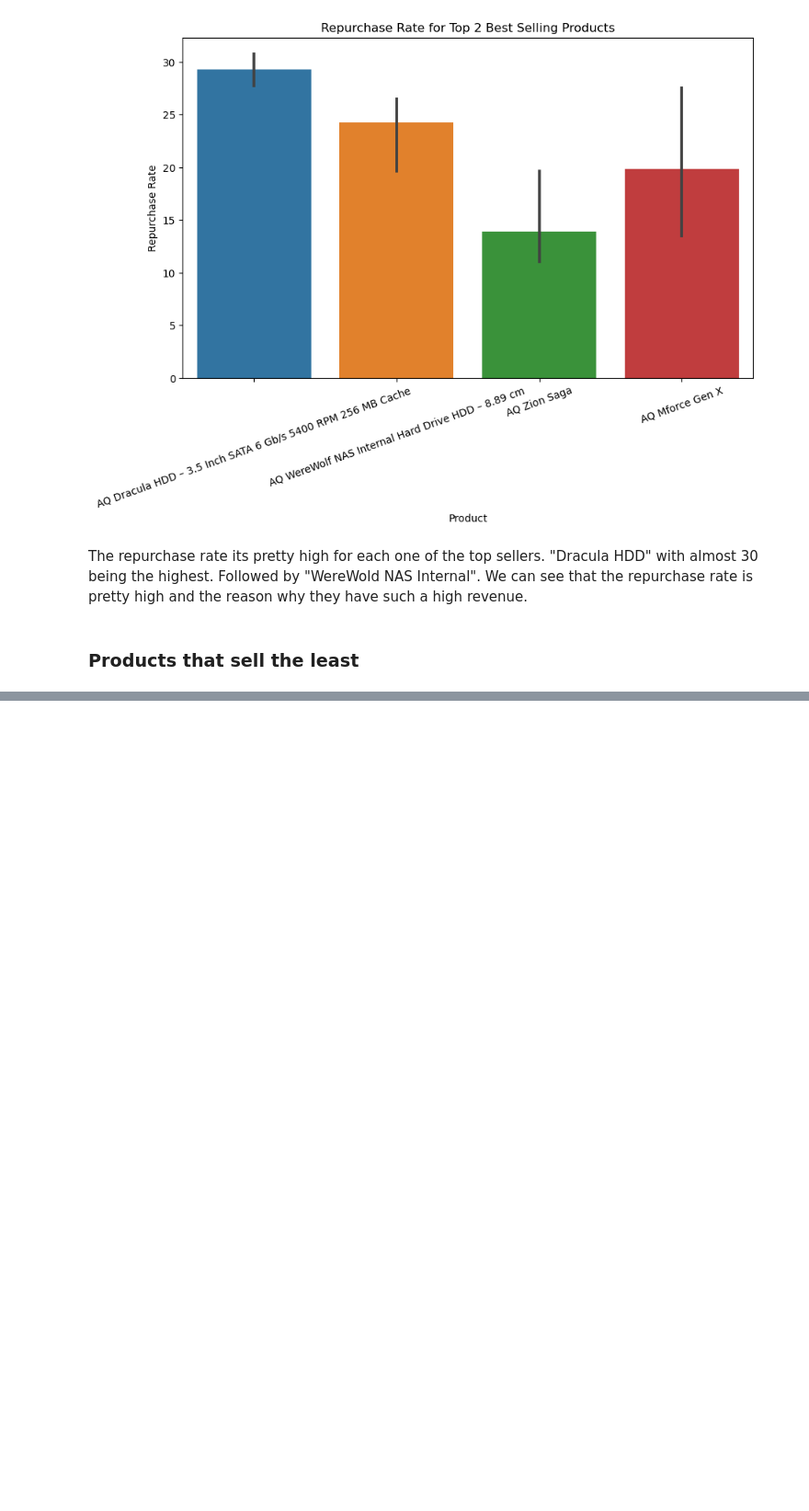
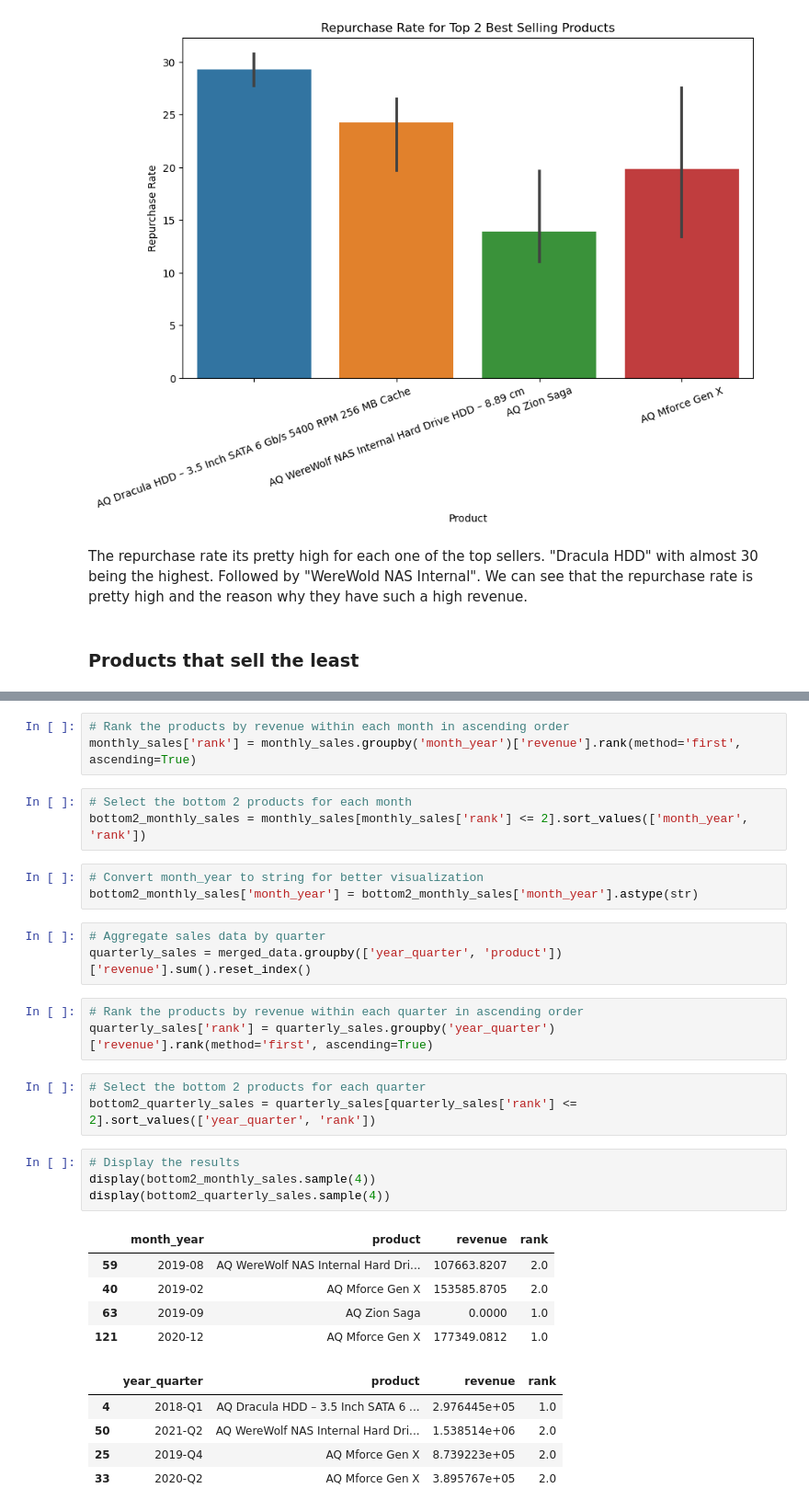
Before and after one commit to Jenner-Valdez/AtilQ, a Jupyter notebook: Main Code.ipynb, the cells around one changed output, grey strips where cells are left out. Shown at 92% size. Cells and saved outputs as stored; diff of their text form; blank space fills up the shorter version.

```diff
--- a/Main Code.ipynb
+++ b/Main Code.ipynb
@@ -379,0 +415,33 @@ The repurchase rate its pretty high for each one of the top sellers. "Dracula HD
+# %%
+# Rank the products by revenue within each month in ascending order
+monthly_sales['rank'] = monthly_sales.groupby('month_year')['revenue'].rank(method='first', ascending=True)
+# %%
+# Select the bottom 2 products for each month
+bottom2_monthly_sales = monthly_sales[monthly_sales['rank'] <= 2].sort_values(['month_year', 'rank'])
+# %%
+# Convert month_year to string for better visualization
+bottom2_monthly_sales['month_year'] = bottom2_monthly_sales['month_year'].astype(str)
+# %%
+# Aggregate sales data by quarter
+quarterly_sales = merged_data.groupby(['year_quarter', 'product'])['revenue'].sum().reset_index()
+# %%
+# Rank the products by revenue within each quarter in ascending order
+quarterly_sales['rank'] = quarterly_sales.groupby('year_quarter')['revenue'].rank(method='first', ascending=True)
+# %%
+# Select the bottom 2 products for each quarter
+bottom2_quarterly_sales = quarterly_sales[quarterly_sales['rank'] <= 2].sort_values(['year_quarter', 'rank'])
+# %%
+# Display the results
+display(bottom2_monthly_sales.sample(4))
+display(bottom2_quarterly_sales.sample(4))
+# %% [output]
+|  | month_year | product | revenue | rank |
+| 59 | 2019-08 | AQ WereWolf NAS Internal Hard Dri... | 107663.8207 | 2.0 |
+| 40 | 2019-02 | AQ Mforce Gen X | 153585.8705 | 2.0 |
+| 63 | 2019-09 | AQ Zion Saga | 0.0000 | 1.0 |
+| 121 | 2020-12 | AQ Mforce Gen X | 177349.0812 | 1.0 |
+|  | year_quarter | product | revenue | rank |
+| 4 | 2018-Q1 | AQ Dracula HDD – 3.5 Inch SATA 6 ... | 2.976445e+05 | 1.0 |
+| 50 | 2021-Q2 | AQ WereWolf NAS Internal Hard Dri... | 1.538514e+06 | 2.0 |
+| 25 | 2019-Q4 | AQ Mforce Gen X | 8.739223e+05 | 2.0 |
+| 33 | 2020-Q2 | AQ Mforce Gen X | 3.895767e+05 | 2.0 |
```
Also changed, not shown: parts of 18 cells of this notebook.
